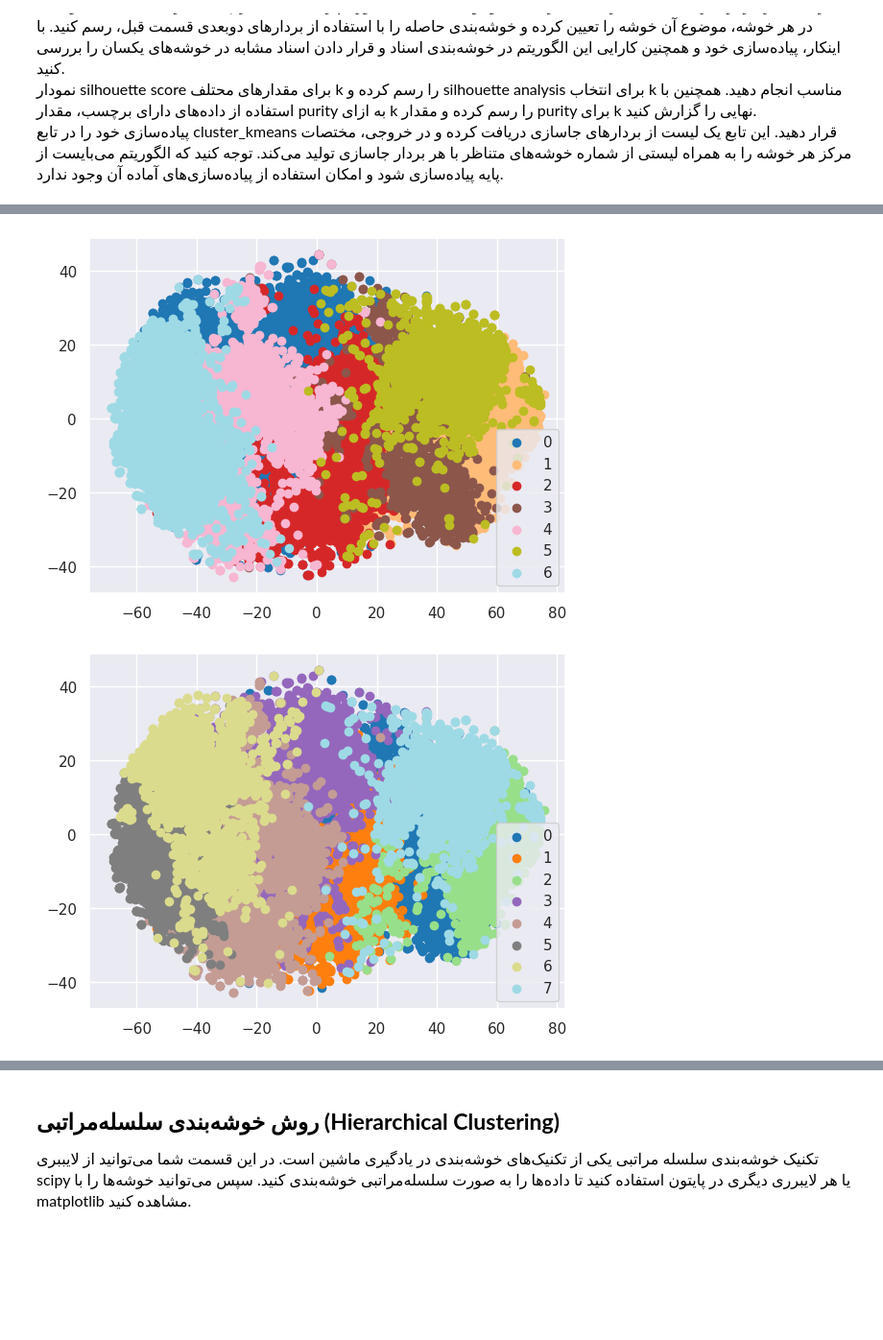
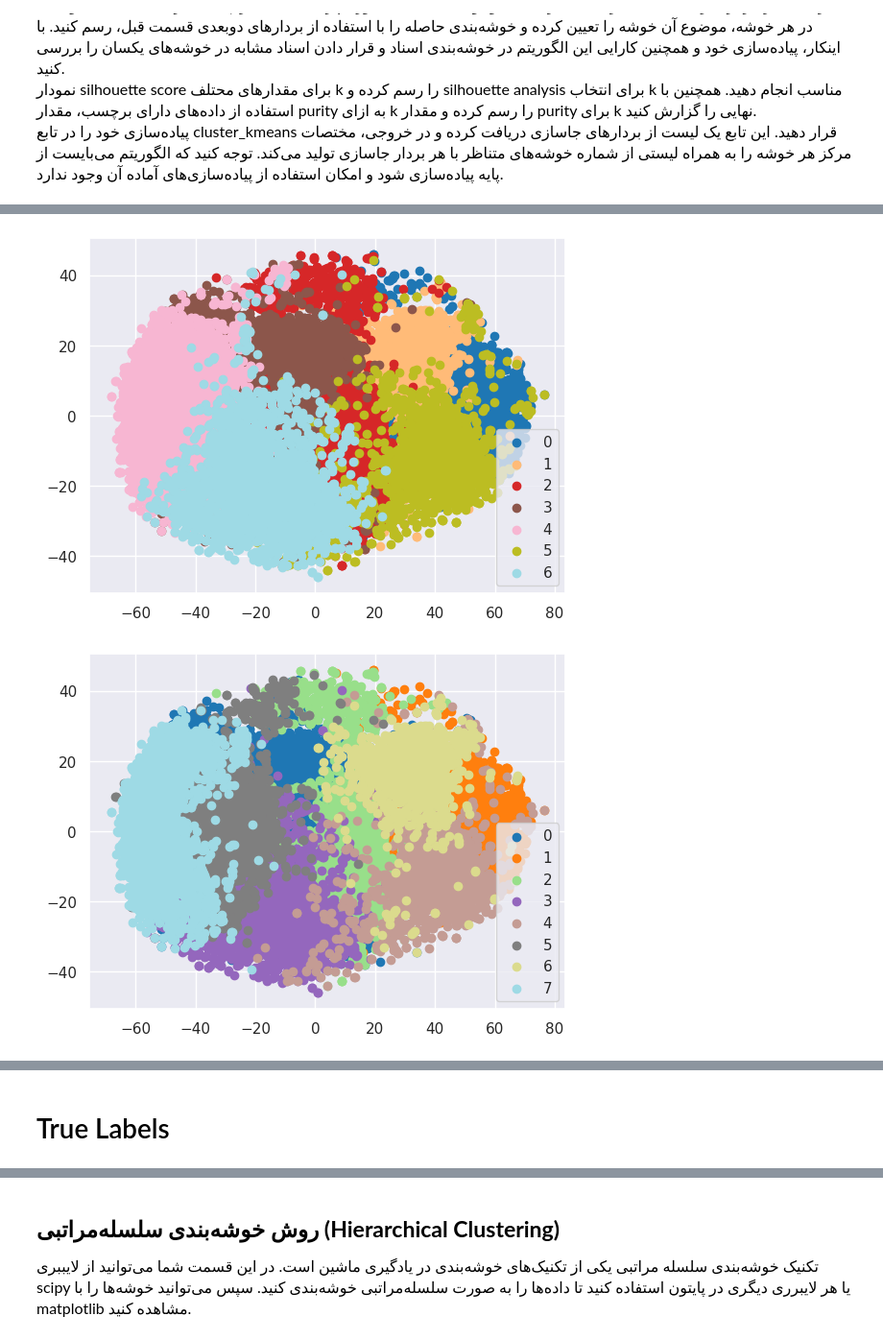
Before and after one commit to nothatcreative5/CE324-Modern-Information-Retrieval, a Jupyter notebook: Assignment 2/IR-Phase 2.ipynb, the cells around one changed output, grey strips where cells are left out. Shown at 96% size. Saved outputs shown, nothing was run; the diff lists cells and outputs as text; code cells hidden in the pictures; blank space fills up the shorter version.

```diff
--- a/Assignment 2/IR-Phase 2.ipynb
+++ b/Assignment 2/IR-Phase 2.ipynb
@@ -1365,23 +1356,3 @@ for epoch in range(3):
 Training Loss: 0.4347
 Training Loss: 0.4347
 Training Loss: 0.4347
-# %%
-model.eval()
-val_loss = 0
-val_acc = 0
-with torch.no_grad():
-      pbar = tqdm(val_loader, desc=f'Epoch {epoch+1}')
-      for batch in pbar:
-    # for batch in tqdm(val_loader):
-        input_ids = batch['input_ids'].to(device)
-        attention_mask = batch['attention_mask'].to(device)
-        labels = batch['labels'].to(device)
-        outputs = model(input_ids=input_ids, attention_mask=attention_mask, labels=labels)
-        val_loss += outputs.loss.item()
-        val_acc += (outputs.logits.argmax(dim=1) == labels).sum().item()
-
-val_loss /= len(val_loader)
-val_acc /= len(val_loader.dataset)
-
-losses.append(val_loss)
-print(f'Validation Loss: {val_loss:.4f} | Validation Accuracy: {val_acc:.4f}')
@@ -1789,17 +1758,20 @@ def construct_index():
 
     avg_title = 0
     avg_abstract = 0
+    counter = 0
 
     for i, row in df.iterrows():
         paper_id = row.name
         if paper_id not in doc_index:
             doc_index[paper_id] = {}
-            doc_index[paper_id]['class'] = ast.literal_eval(row['terms'])[0]
+            doc_index[paper_id]['class'] = predict(sentences[counter], model)
+#             doc_index[paper_id]['class'] = ast.literal_eval(row['terms'])[0]
         title = row['preprocessed_title']
         abstract = row['preprocessed_abstract']
 
         avg_title += len(title)
         avg_abstract += len(abstract)
+        counter += 1
 
 
         '''
@@ -2307,15 +2279,19 @@ def purity_score(y_true, y_pred):
     return np.sum(np.amax(matrix, axis=0)) / np.sum(matrix)
 # %%
 from sklearn.metrics import silhouette_samples, silhouette_score
+from sklearn.metrics.cluster import normalized_mutual_info_score
+
 
 silhouette_scores = []
 purity = []
+NMI = []
 
 true_labels = le.transform(y)
 
 for k in range(2, 11):
     cluster_centers, cluster_means = cluster_kmeans(docs_embedding, k)
-    silhouette_scores.append(silhouette_score(docs_embedding_2d, cluster_means))
+    silhouette_scores.append(silhouette_score(docs_embedding, cluster_means))
     purity.append(purity_score(true_labels,cluster_means))
+    NMI.append(normalized_mutual_info_score(true_labels, cluster_means))
     plot_docs(docs_embedding_2d, cluster_means)
 # %% [output]
@@ -2327,2 +2303,2 @@ for k in range(2, 11):
-[figure, old version]
+[figure, new version]
-[figure, old version]
+[figure, new version]
@@ -2331,3 +2307,5 @@ for k in range(2, 11):
+# %% [markdown]
+# True Labels
 # %%
 plot_docs(docs_embedding_2d, le.transform(y))
 # %% [output]
```
Also changed, not shown: parts of 38 cells of this notebook, 1 other file.
